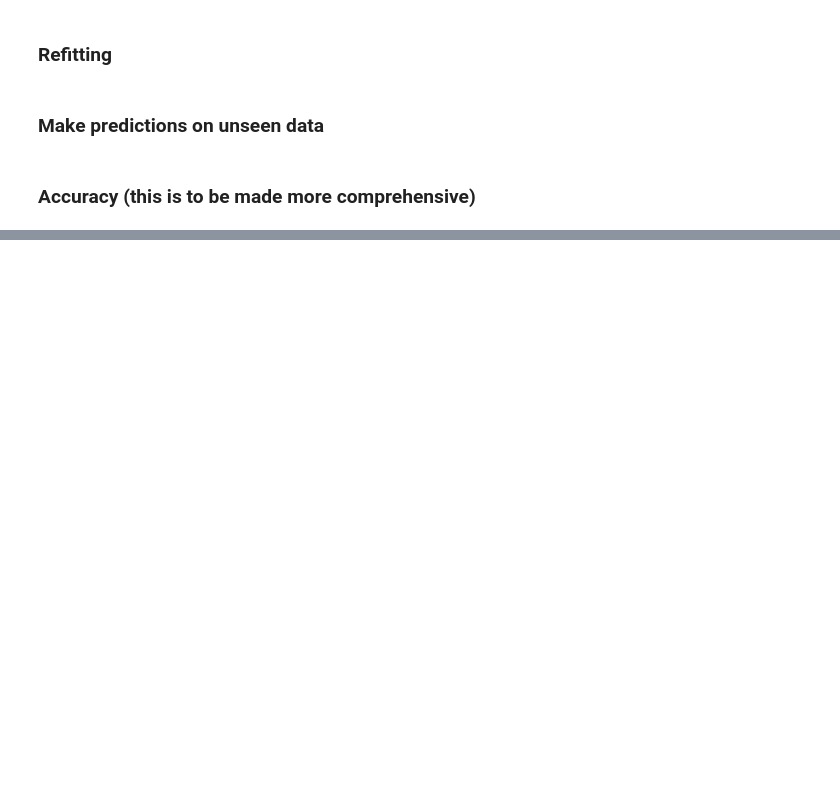
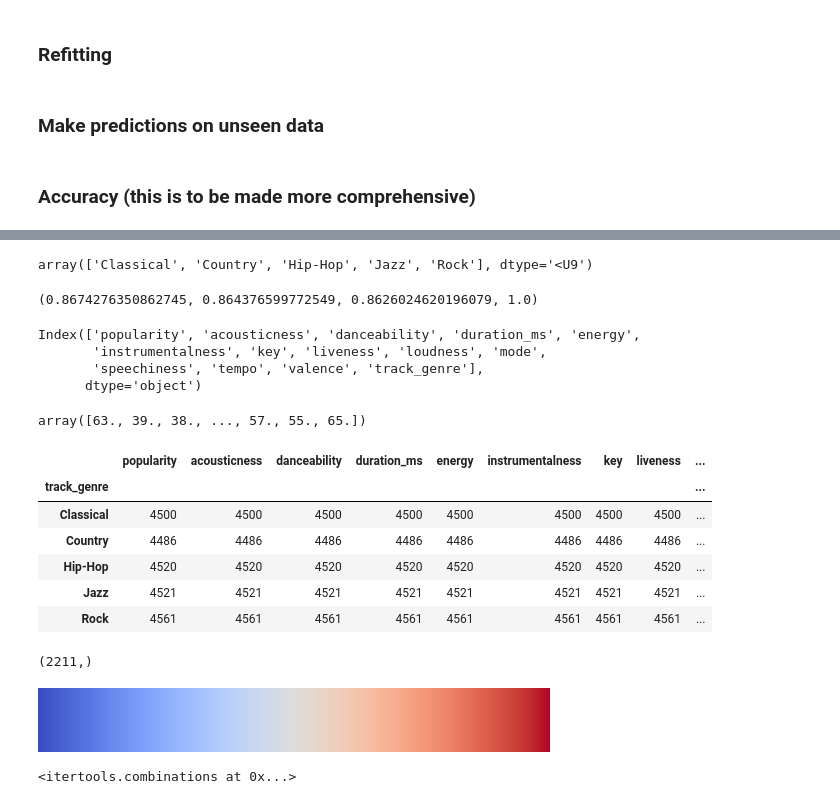
Before and after one commit to optimist46/INST0060Proj, a Jupyter notebook: FishersLDA.ipynb, the cells around one changed output, grey strips where cells are left out. Drawn from its saved outputs; the diff is of its cells as text; code cells hidden in the pictures; blank space fills up the shorter version.

```diff
--- a/FishersLDA.ipynb
+++ b/FishersLDA.ipynb
@@ -248,0 +219,38 @@ Index(['popularity', 'acousticness', 'danceability', 'duration_ms', 'energy',
+# %%
+np.unique(predictions)
+# %% [output]
+array(['Classical', 'Country', 'Hip-Hop', 'Jazz', 'Rock'], dtype='<U9')
+# %%
+from matplotlib import cm
+print(cm.coolwarm(0.5))
+# %% [output]
+(0.8674276350862745, 0.864376599772549, 0.8626024620196079, 1.0)
+# %%
+dataset.columns
+# %% [output]
+Index(['popularity', 'acousticness', 'danceability', 'duration_ms', 'energy',
+       'instrumentalness', 'key', 'liveness', 'loudness', 'mode',
+       'speechiness', 'tempo', 'valence', 'track_genre'],
+      dtype='object')
+# %%
+X_2d[:, 0]
+# %% [output]
+array([63., 39., 38., ..., 57., 55., 65.])
+# %%
+dataset.groupby(['track_genre']).count()
+# %% [output]
+|  | popularity | acousticness | danceability | duration_ms | energy | instrumentalness | key | liveness | ... |
+| track_genre |  |  |  |  |  |  |  |  | ... |
+| Classical | 4500 | 4500 | 4500 | 4500 | 4500 | 4500 | 4500 | 4500 | ... |
+| Country | 4486 | 4486 | 4486 | 4486 | 4486 | 4486 | 4486 | 4486 | ... |
+| Hip-Hop | 4520 | 4520 | 4520 | 4520 | 4520 | 4520 | 4520 | 4520 | ... |
+| Jazz | 4521 | 4521 | 4521 | 4521 | 4521 | 4521 | 4521 | 4521 | ... |
+| Rock | 4561 | 4561 | 4561 | 4561 | 4561 | 4561 | 4561 | 4561 | ... |
+# %%
+X_2d[y=='Jazz',0].shape
+# %% [output]
+(2211,)
+# %%
+plt.cm.coolwarm
+# %% [output]
+[figure, added]
@@ -248,0 +265,4 @@ Index(['popularity', 'acousticness', 'danceability', 'duration_ms', 'energy',
+# %%
+itertools.combinations([0,1,2,3,4,5,6,7,8,9,10,11,12], 2)
+# %% [output]
+<itertools.combinations at 0x...>
```
Also changed, not shown: parts of 27 cells of this notebook, 15 other files.
